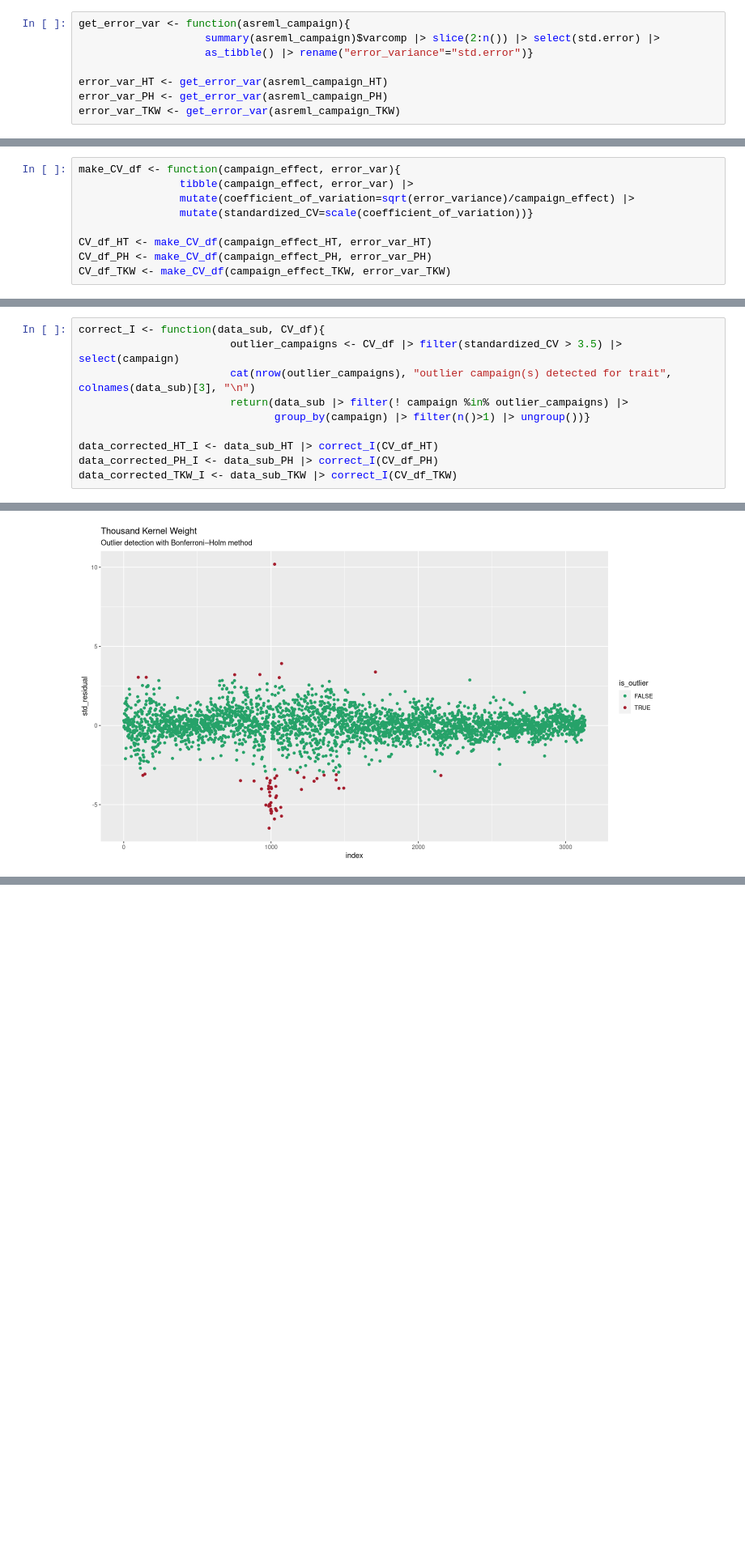
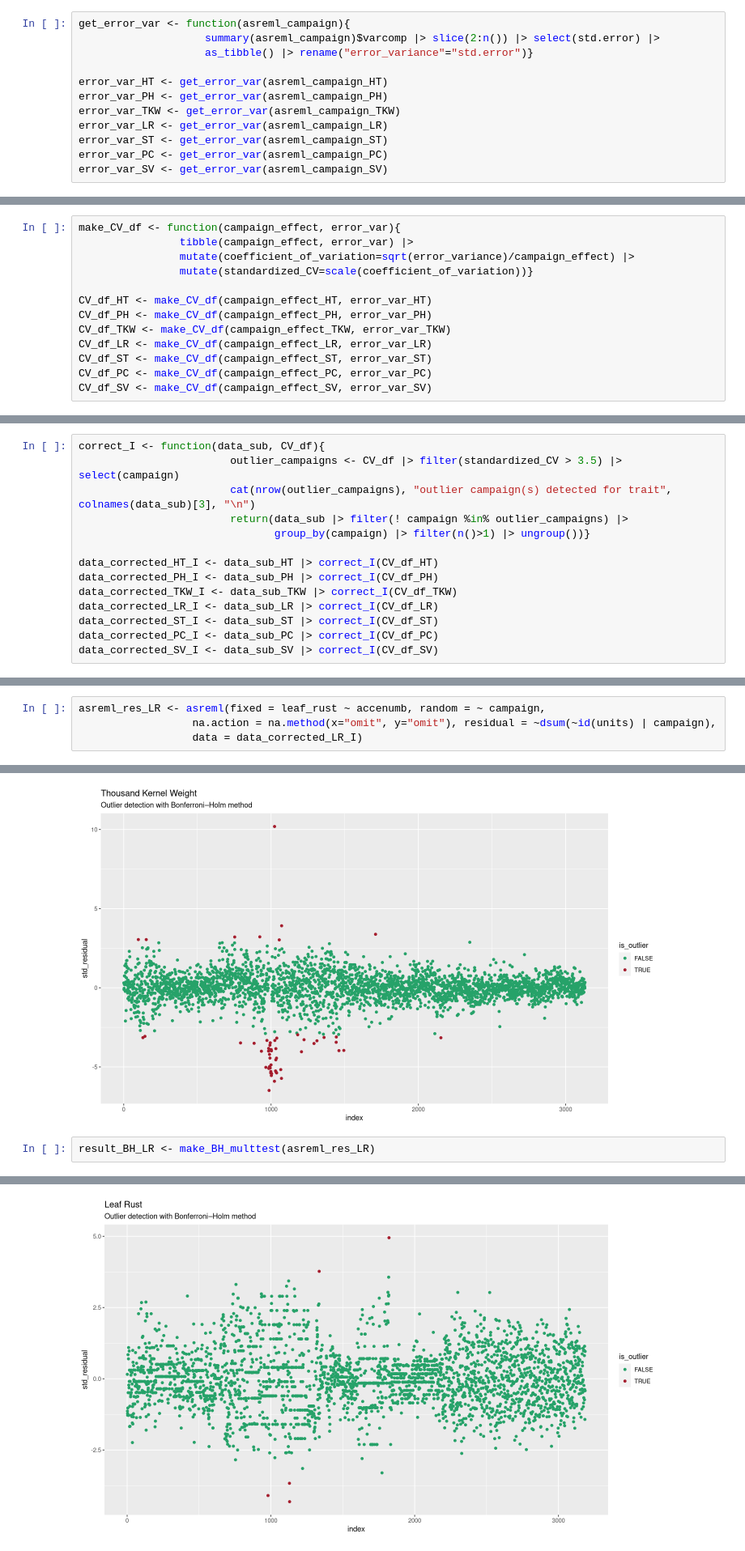
Before and after one commit to AGENTproject/historic_pheno_data_analysis, a Jupyter notebook: CREA-CI_historic_pheno_data_analysis/CREA-CI_historic_wheat_data_analysis.ipynb, the cells around one changed output, grey strips where cells are left out. Shown at 81% size. Drawn from its saved outputs; the diff is of its cells as text; blank space fills up the shorter version.

```diff
--- a/CREA-CI_historic_pheno_data_analysis/CREA-CI_historic_wheat_data_analysis.ipynb
+++ b/CREA-CI_historic_pheno_data_analysis/CREA-CI_historic_wheat_data_analysis.ipynb
@@ -205,6 +309,10 @@ get_error_var <- function(asreml_campaign){
 error_var_HT <- get_error_var(asreml_campaign_HT)
 error_var_PH <- get_error_var(asreml_campaign_PH)
 error_var_TKW <- get_error_var(asreml_campaign_TKW)
+error_var_LR <- get_error_var(asreml_campaign_LR)
+error_var_ST <- get_error_var(asreml_campaign_ST)
+error_var_PC <- get_error_var(asreml_campaign_PC)
+error_var_SV <- get_error_var(asreml_campaign_SV)
 # %% [markdown]
 ## Calculate and standardize the coefficient of variation (CV)
 # %%
@@ -216,6 +324,10 @@ make_CV_df <- function(campaign_effect, error_var){
 CV_df_HT <- make_CV_df(campaign_effect_HT, error_var_HT)
 CV_df_PH <- make_CV_df(campaign_effect_PH, error_var_PH)
 CV_df_TKW <- make_CV_df(campaign_effect_TKW, error_var_TKW)
+CV_df_LR <- make_CV_df(campaign_effect_LR, error_var_LR)
+CV_df_ST <- make_CV_df(campaign_effect_ST, error_var_ST)
+CV_df_PC <- make_CV_df(campaign_effect_PC, error_var_PC)
+CV_df_SV <- make_CV_df(campaign_effect_SV, error_var_SV)
 # %% [markdown]
 ## Remove outlier campaigns
 # %%
@@ -228,6 +340,10 @@ correct_I <- function(data_sub, CV_df){
 data_corrected_HT_I <- data_sub_HT |> correct_I(CV_df_HT)
 data_corrected_PH_I <- data_sub_PH |> correct_I(CV_df_PH)
 data_corrected_TKW_I <- data_sub_TKW |> correct_I(CV_df_TKW)
+data_corrected_LR_I <- data_sub_LR |> correct_I(CV_df_LR)
+data_corrected_ST_I <- data_sub_ST |> correct_I(CV_df_ST)
+data_corrected_PC_I <- data_sub_PC |> correct_I(CV_df_PC)
+data_corrected_SV_I <- data_sub_SV |> correct_I(CV_df_SV)
 # %% [output]
 Warning message:
 “Using one column matrices in `filter()` was deprecated in dplyr 1.1.0.
@@ -290,0 +411,4 @@ ASReml 4.1.0 Fri Nov 10 12:36:29 2023
+# %%
+asreml_res_LR <- asreml(fixed = leaf_rust ~ accenumb, random = ~ campaign,
+                  na.action = na.method(x="omit", y="omit"), residual = ~dsum(~id(units) | campaign),
+                  data = data_corrected_LR_I)
@@ -317,3 +501,6 @@ result_BH_TKW <- make_BH_multtest(asreml_res_TKW)
 # %% [output]
 55 outlier value(s) detected for trait Thousand Kernel Weight
 [figure]
+# %%
+result_BH_LR <- make_BH_multtest(asreml_res_LR)
+# %% [output]
@@ -319,0 +508 @@ result_BH_TKW <- make_BH_multtest(asreml_res_TKW)
+[figure, added]
```
Also changed, not shown: parts of 50 cells of this notebook, 4 other files.
